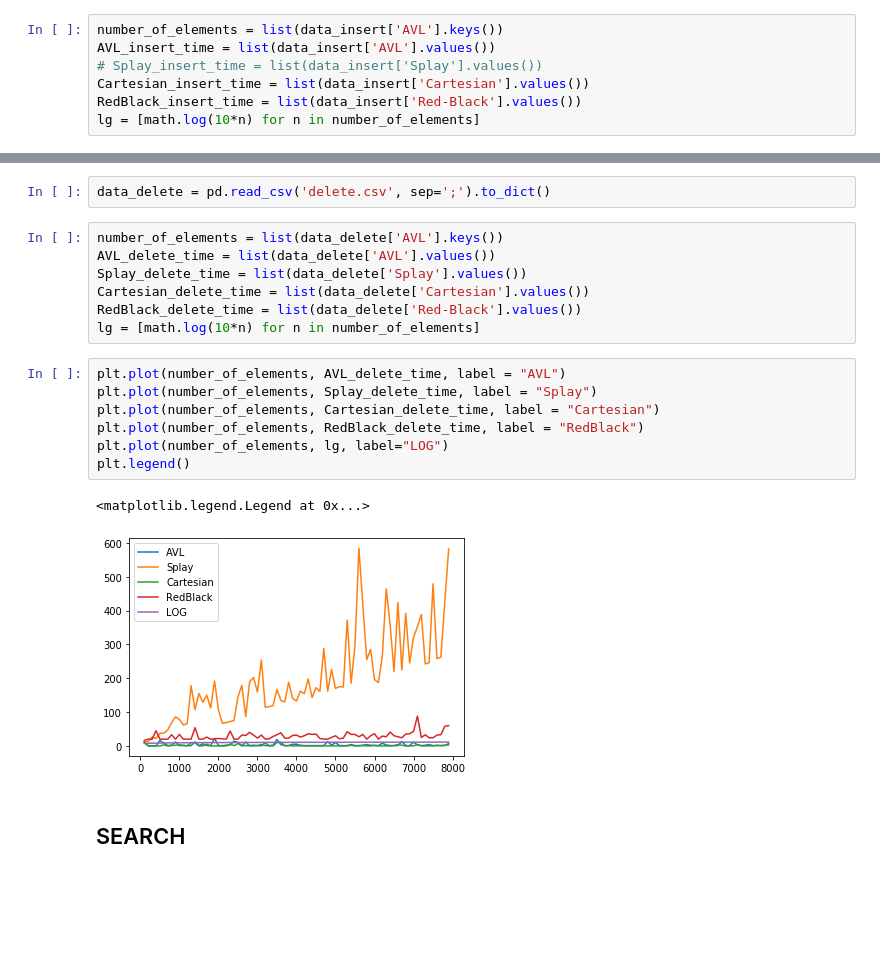
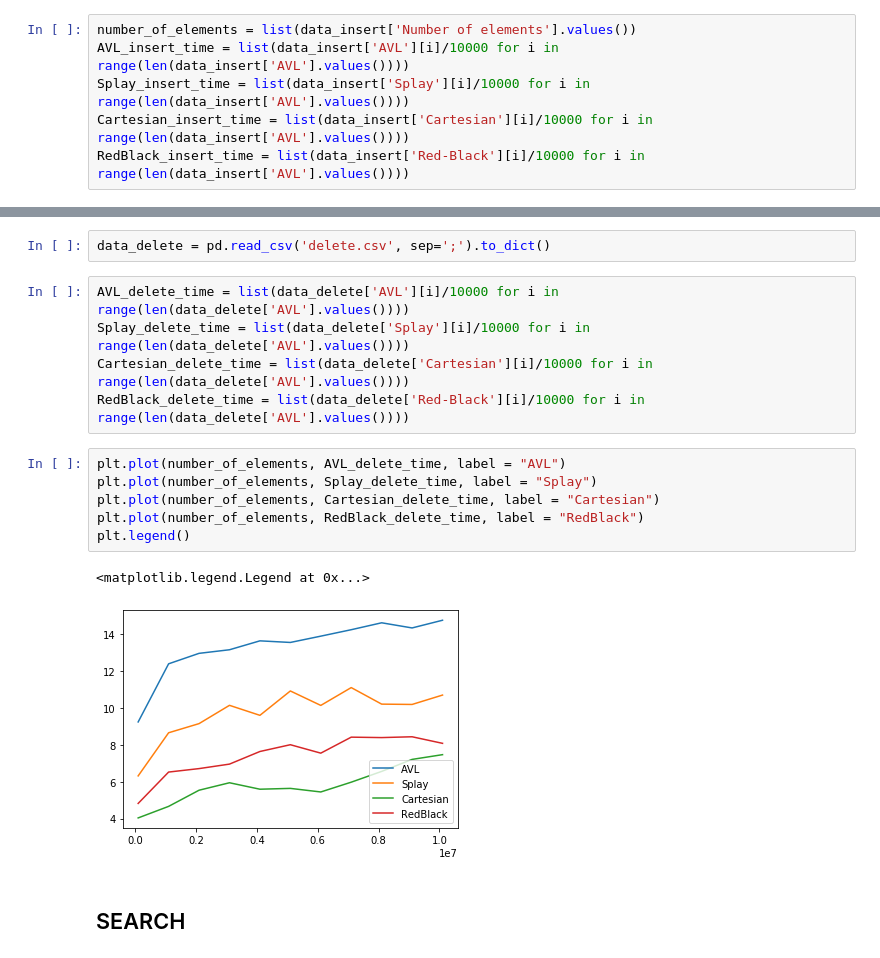
Before and after one commit to BaturinaAnna/SearchTrees, a Jupyter notebook: Graphs.ipynb, the cells around one changed output, grey strips where cells are left out. Saved outputs shown, nothing was run; the diff lists cells and outputs as text; blank space fills up the shorter version.

```diff
--- a/Graphs.ipynb
+++ b/Graphs.ipynb
@@ -8,11 +10,10 @@ import math
 # %%
 data_insert = pd.read_csv('insert.csv', sep=';').to_dict()
 # %%
-number_of_elements = list(data_insert['AVL'].keys())
-AVL_insert_time = list(data_insert['AVL'].values())
-# Splay_insert_time = list(data_insert['Splay'].values())
-Cartesian_insert_time = list(data_insert['Cartesian'].values())
-RedBlack_insert_time = list(data_insert['Red-Black'].values())
-lg = [math.log(10*n) for n in number_of_elements]
+number_of_elements = list(data_insert['Number of elements'].values())
+AVL_insert_time = list(data_insert['AVL'][i]/10000 for i in range(len(data_insert['AVL'].values())))
+Splay_insert_time = list(data_insert['Splay'][i]/10000 for i in range(len(data_insert['AVL'].values())))
+Cartesian_insert_time = list(data_insert['Cartesian'][i]/10000 for i in range(len(data_insert['AVL'].values())))
+RedBlack_insert_time = list(data_insert['Red-Black'][i]/10000 for i in range(len(data_insert['AVL'].values())))
 # %%
 plt.plot(number_of_elements, AVL_insert_time, label = "AVL")
@@ -29,22 +29,19 @@ plt.legend()
 # %%
 data_delete = pd.read_csv('delete.csv', sep=';').to_dict()
 # %%
-number_of_elements = list(data_delete['AVL'].keys())
-AVL_delete_time = list(data_delete['AVL'].values())
-Splay_delete_time = list(data_delete['Splay'].values())
-Cartesian_delete_time = list(data_delete['Cartesian'].values())
-RedBlack_delete_time = list(data_delete['Red-Black'].values())
-lg = [math.log(10*n) for n in number_of_elements]
+AVL_delete_time = list(data_delete['AVL'][i]/10000 for i in range(len(data_delete['AVL'].values())))
+Splay_delete_time = list(data_delete['Splay'][i]/10000 for i in range(len(data_delete['AVL'].values())))
+Cartesian_delete_time = list(data_delete['Cartesian'][i]/10000 for i in range(len(data_delete['AVL'].values())))
+RedBlack_delete_time = list(data_delete['Red-Black'][i]/10000 for i in range(len(data_delete['AVL'].values())))
 # %%
 plt.plot(number_of_elements, AVL_delete_time, label = "AVL")
 plt.plot(number_of_elements, Splay_delete_time, label = "Splay")
 plt.plot(number_of_elements, Cartesian_delete_time, label = "Cartesian")
 plt.plot(number_of_elements, RedBlack_delete_time, label = "RedBlack")
-plt.plot(number_of_elements, lg, label="LOG")
 plt.legend()
 # %% [output]
 <matplotlib.legend.Legend at 0x...>
-[figure, old version]
+[figure, new version]
 # %% [markdown]
 ## SEARCH
 # %%
```
Also changed, not shown: parts of 4 cells of this notebook, 21 other files.
